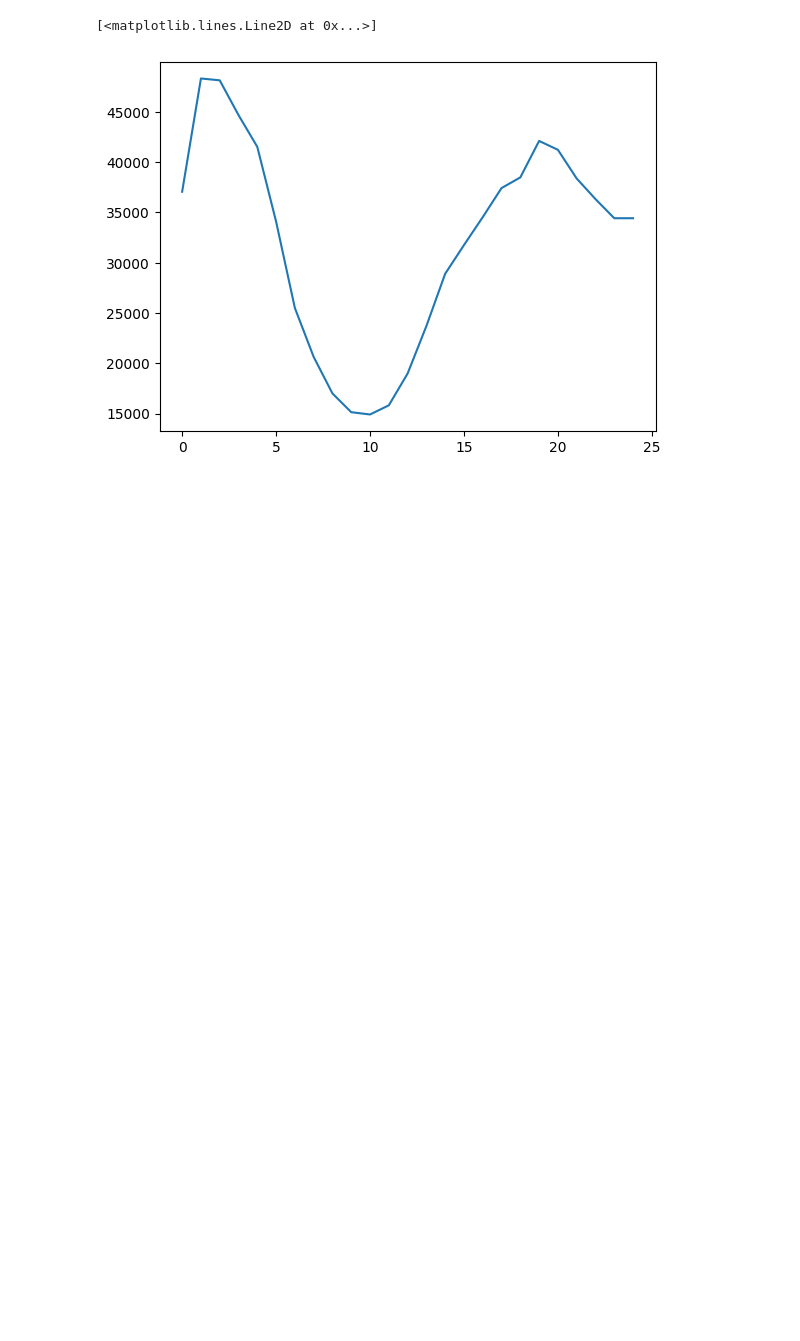
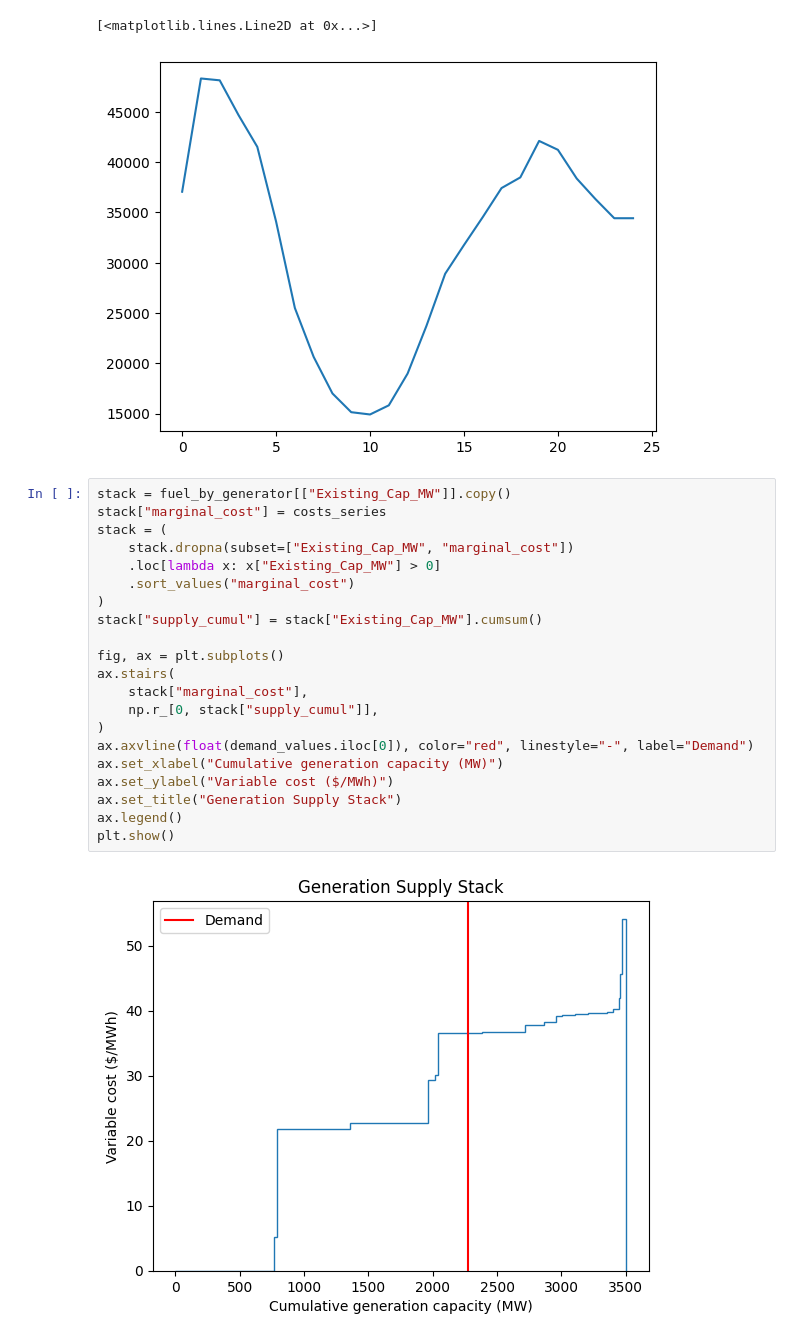
Before and after one commit to PrasunBanerjee04/Energy-Markets-Modeling, a Jupyter notebook: power-gen-stack.ipynb, the cells around one changed output. Saved outputs shown, nothing was run; the diff lists cells and outputs as text; blank space fills up the shorter version.

```diff
--- a/power-gen-stack.ipynb
+++ b/power-gen-stack.ipynb
@@ -97,3 +97,26 @@ plt.plot(marginal_costs[0:25])
 # %% [output]
 [<matplotlib.lines.Line2D at 0x...>]
 [figure]
+# %%
+stack = fuel_by_generator[["Existing_Cap_MW"]].copy()
+stack["marginal_cost"] = costs_series
+stack = (
+    stack.dropna(subset=["Existing_Cap_MW", "marginal_cost"])
+    .loc[lambda x: x["Existing_Cap_MW"] > 0]
+    .sort_values("marginal_cost")
+)
+stack["supply_cumul"] = stack["Existing_Cap_MW"].cumsum()
+
+fig, ax = plt.subplots()
+ax.stairs(
+    stack["marginal_cost"],
+    np.r_[0, stack["supply_cumul"]],
+)
+ax.axvline(float(demand_values.iloc[0]), color="red", linestyle="-", label="Demand")
+ax.set_xlabel("Cumulative generation capacity (MW)")
+ax.set_ylabel("Variable cost ($/MWh)")
+ax.set_title("Generation Supply Stack")
+ax.legend()
+plt.show()
+# %% [output]
+[figure, added]
```
